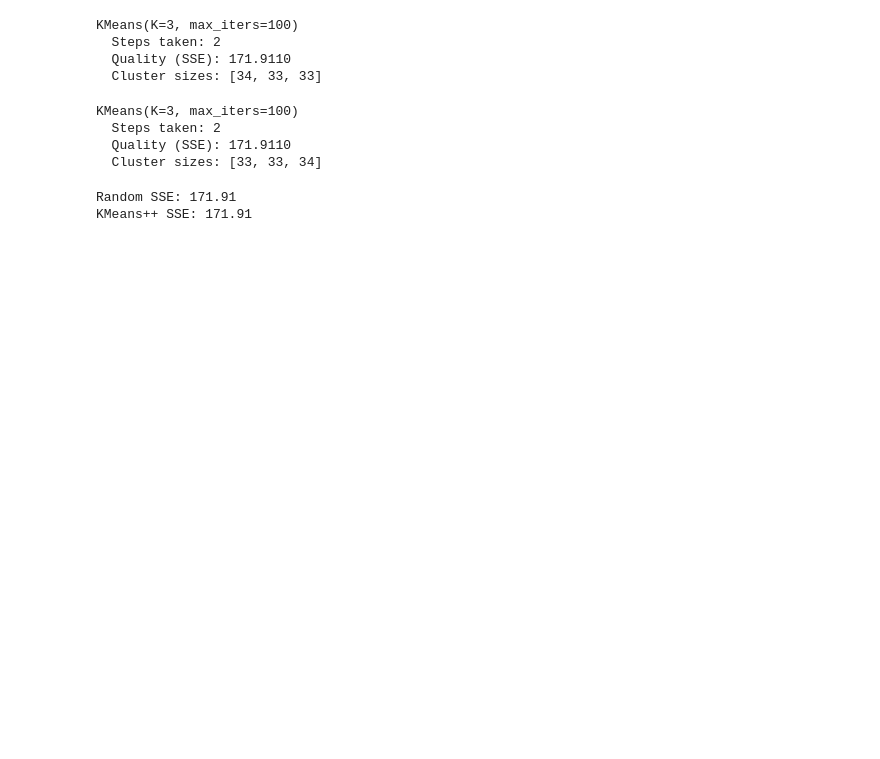
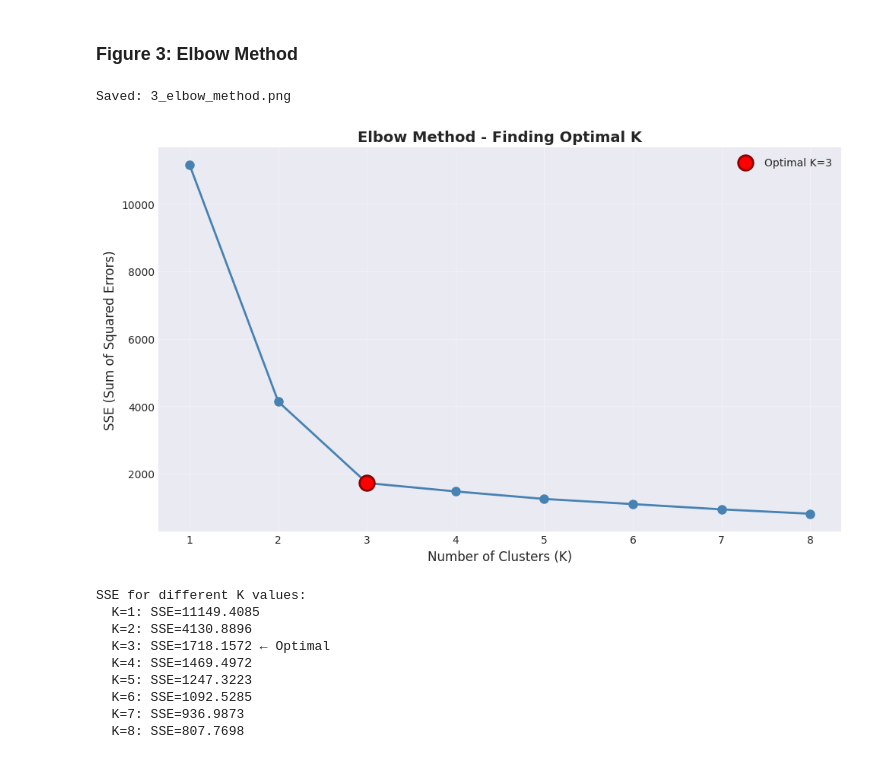
Before and after one commit to aneeqah16/Kmeans_from_scratch, a Jupyter notebook: visualization.ipynb, the cells around one changed output. Drawn from its saved outputs; the diff is of its cells as text; code cells hidden in the pictures; blank space fills up the shorter version.

```diff
--- a/visualization.ipynb
+++ b/visualization.ipynb
@@ -108,24 +95,44 @@ plt.show()
-# %%
-model_random = KMeans(K=3)
-model_random.fit(points,n_init=10,init = "random")
-print(model_random)
-# %% [output]
-KMeans(K=3, max_iters=100)
-  Steps taken: 2
-  Quality (SSE): 171.9110
-  Cluster sizes: [34, 33, 33]
-# %%
-model_pp = KMeans(K = 3)
-model_pp.fit(points,n_init = 10, init = "kmeans++")
-print(model_pp)
-# %% [output]
-KMeans(K=3, max_iters=100)
-  Steps taken: 2
-  Quality (SSE): 171.9110
-  Cluster sizes: [33, 33, 34]
-# %%
-print(f"Random SSE: {model_random.sse:.2f}")
-print(f"KMeans++ SSE: {model_pp.sse:.2f}")
-# %% [output]
-Random SSE: 171.91
-KMeans++ SSE: 171.91
+# %% [markdown]
+### Figure 3: Elbow Method
+# %%
+
+results = KMeans.elbow_method(points, max_k=8, n_init=5, verbose=False)
+
+plt.figure(figsize=(10, 6))
+plt.plot(results.keys(), results.values(), marker='o',
+         color='steelblue', linewidth=2, markersize=8)
+
+# Highlight the elbow point (K=3)
+plt.scatter([3], [results[3]], color='red', s=200, zorder=5,
+            edgecolors='darkred', linewidth=2, label='Optimal K=3')
+
+plt.title('Elbow Method - Finding Optimal K', fontsize=14, fontweight='bold')
+plt.xlabel('Number of Clusters (K)', fontsize=12)
+plt.ylabel('SSE (Sum of Squared Errors)', fontsize=12)
+plt.xticks(range(1, 9))
+plt.legend(fontsize=10)
+plt.grid(True, alpha=0.3)
+plt.tight_layout()
+
+# Save figure
+plt.savefig(f'{output_folder}/3_elbow_method.png', dpi=300, bbox_inches='tight')
+print("Saved: 3_elbow_method.png")
+plt.show()
+
+# Print SSE values
+print("\nSSE for different K values:")
+for k, sse in results.items():
+    marker = " ← Optimal" if k == 3 else ""
+    print(f"  K={k}: SSE={sse:.4f}{marker}")
+# %% [output]
+Saved: 3_elbow_method.png
+[figure, added]
+SSE for different K values:
+  K=1: SSE=11149.4085
+  K=2: SSE=4130.8896
+  K=3: SSE=1718.1572 ← Optimal
+  K=4: SSE=1469.4972
+  K=5: SSE=1247.3223
+  K=6: SSE=1092.5285
+  K=7: SSE=936.9873
+  K=8: SSE=807.7698
```
Also changed, not shown: parts of 24 cells of this notebook, 1 other file.
